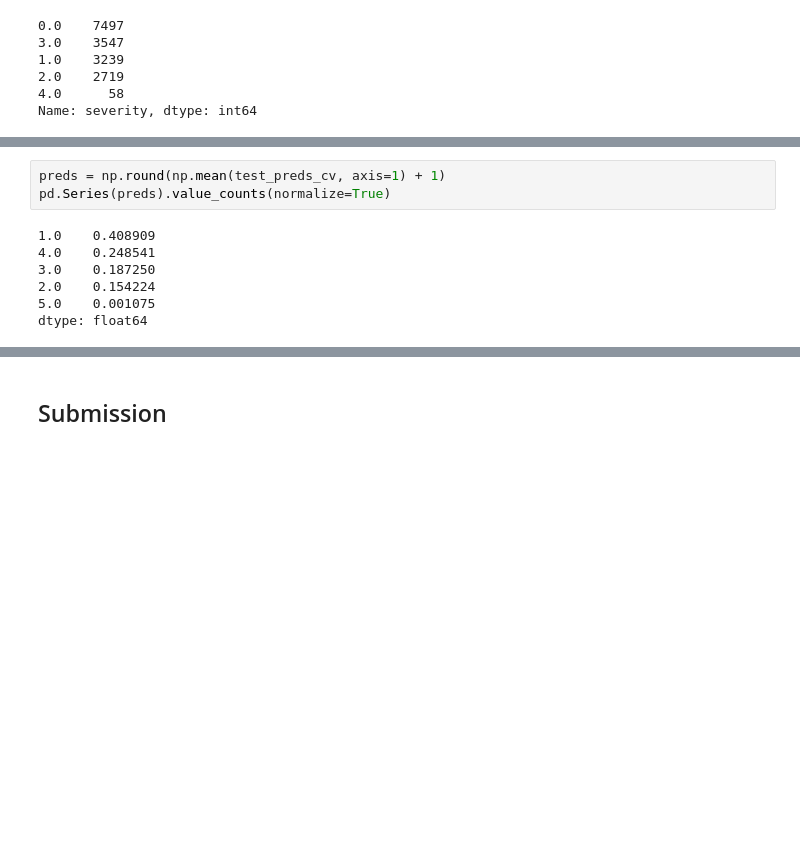
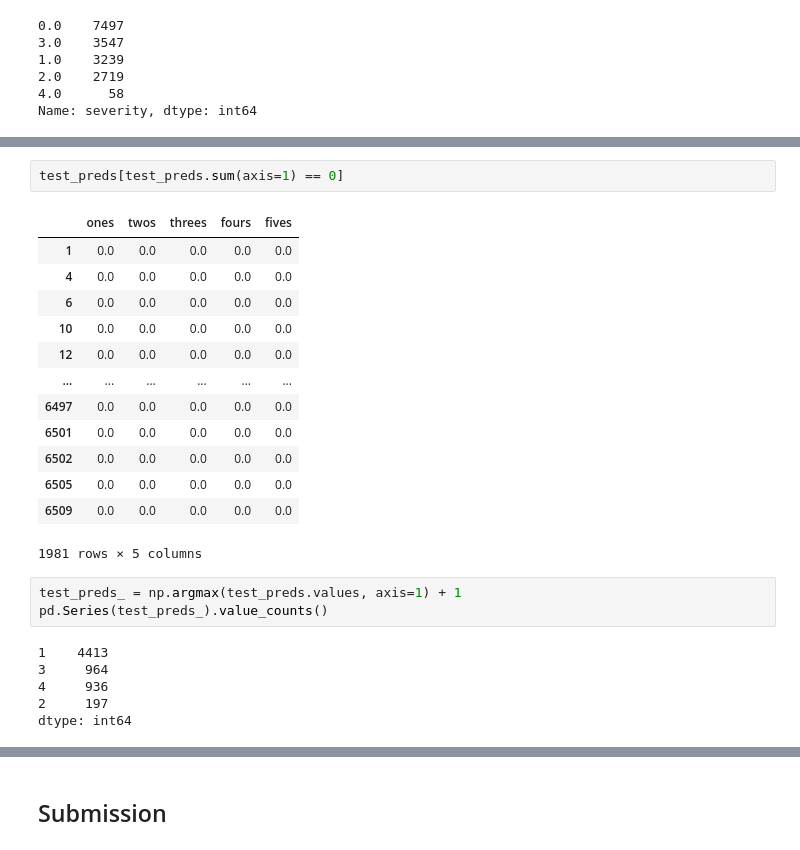
Before and after one commit to k-loki/Algal-bloom-Identification, a Jupyter notebook: notebooks/mt_data_again.ipynb, the cells around one changed output, grey strips where cells are left out. Cells and saved outputs as stored; diff of their text form; blank space fills up the shorter version.

```diff
--- a/notebooks/mt_data_again.ipynb
+++ b/notebooks/mt_data_again.ipynb
@@ -1312,10 +1441,25 @@ array([[3., 3., 3., ..., 3., 3., 3.],
+# %%
+test_preds[test_preds.sum(axis=1) == 0]
+# %% [output]
+|  | ones | twos | threes | fours | fives |
+| 1 | 0.0 | 0.0 | 0.0 | 0.0 | 0.0 |
+| 4 | 0.0 | 0.0 | 0.0 | 0.0 | 0.0 |
+| 6 | 0.0 | 0.0 | 0.0 | 0.0 | 0.0 |
+| 10 | 0.0 | 0.0 | 0.0 | 0.0 | 0.0 |
+| 12 | 0.0 | 0.0 | 0.0 | 0.0 | 0.0 |
+| ... | ... | ... | ... | ... | ... |
+| 6497 | 0.0 | 0.0 | 0.0 | 0.0 | 0.0 |
+| 6501 | 0.0 | 0.0 | 0.0 | 0.0 | 0.0 |
+| 6502 | 0.0 | 0.0 | 0.0 | 0.0 | 0.0 |
+| 6505 | 0.0 | 0.0 | 0.0 | 0.0 | 0.0 |
+| 6509 | 0.0 | 0.0 | 0.0 | 0.0 | 0.0 |
+1981 rows × 5 columns
 # %%
-preds = np.round(np.mean(test_preds_cv, axis=1) + 1)
-pd.Series(preds).value_counts(normalize=True)
+test_preds_ = np.argmax(test_preds.values, axis=1) + 1
+pd.Series(test_preds_).value_counts()
 # %% [output]
-1.0    0.408909
-4.0    0.248541
-3.0    0.187250
-2.0    0.154224
-5.0    0.001075
-dtype: float64
+1    4413
+3     964
+4     936
+2     197
+dtype: int64
```
Also changed, not shown: parts of 28 cells of this notebook.
